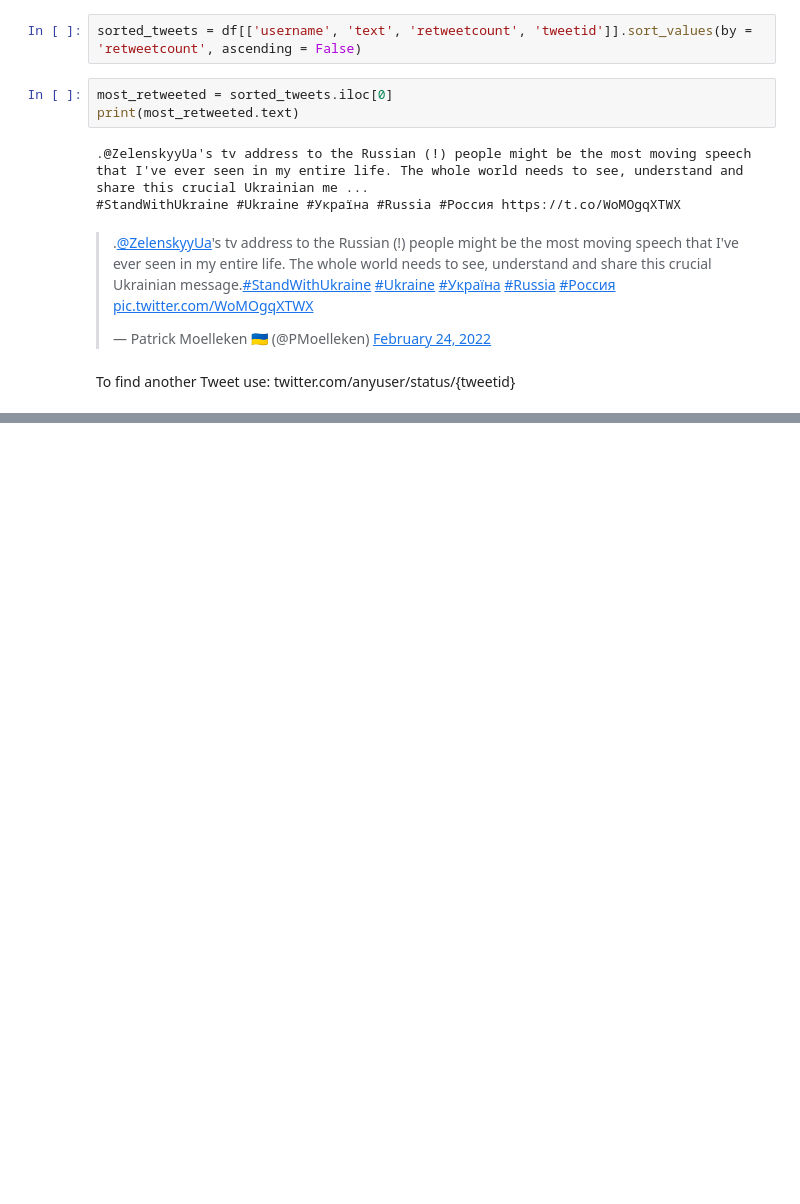
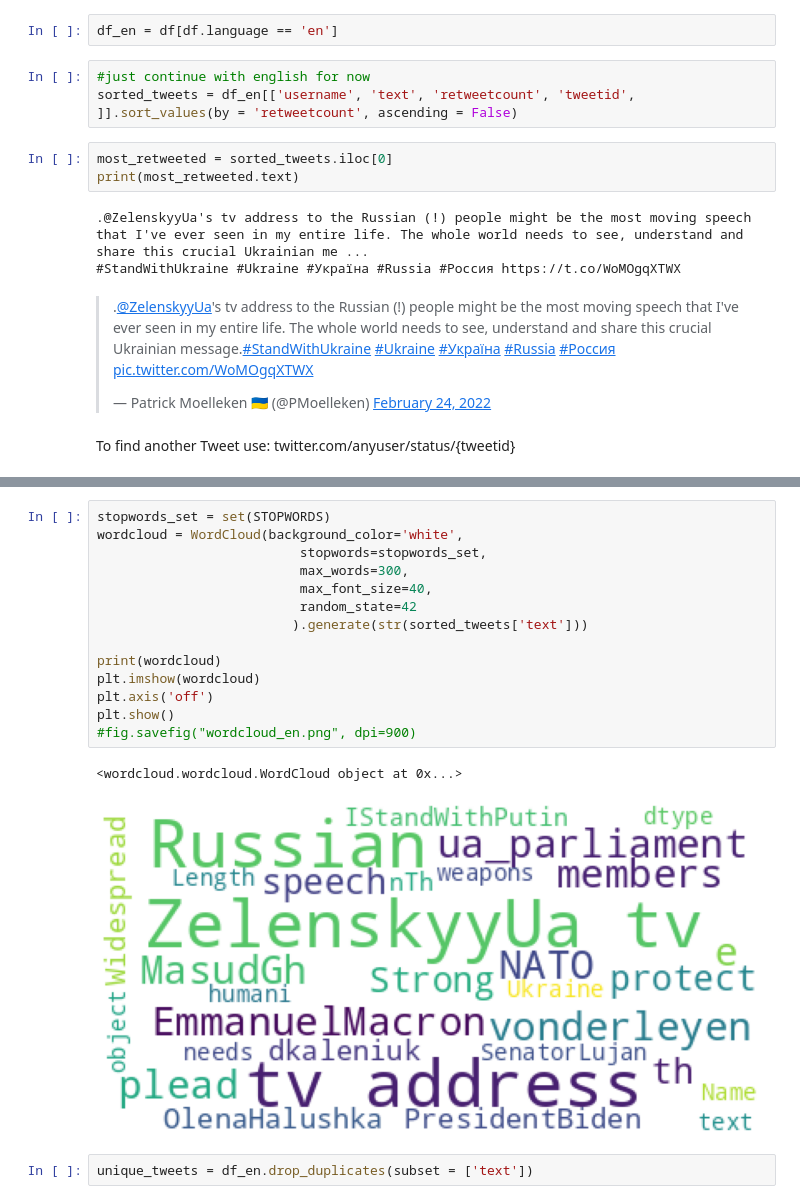
Before and after one commit to aegonwolf/ukraine-conflict-social-news, a Jupyter notebook: ukraine-conflict-twitter-eda.ipynb, the cells around one changed output, grey strips where cells are left out. Drawn from its saved outputs; the diff is of its cells as text; blank space fills up the shorter version.

```diff
--- a/ukraine-conflict-twitter-eda.ipynb
+++ b/ukraine-conflict-twitter-eda.ipynb
@@ -42,5 +110,8 @@ Index(['userid', 'username', 'acctdesc', 'location', 'following', 'followers',
+# %%
+df_en = df[df.language == 'en']
 # %%
-sorted_tweets = df[['username', 'text', 'retweetcount', 'tweetid']].sort_values(by = 'retweetcount', ascending = False)
+#just continue with english for now
+sorted_tweets = df_en[['username', 'text', 'retweetcount', 'tweetid', ]].sort_values(by = 'retweetcount', ascending = False)
 # %%
 most_retweeted = sorted_tweets.iloc[0]
 print(most_retweeted.text)
@@ -58,0 +144,19 @@ sorted_tweets.tweetid.iloc[0]
+# %%
+stopwords_set = set(STOPWORDS)
+wordcloud = WordCloud(background_color='white',
+                          stopwords=stopwords_set,
+                          max_words=300,
+                          max_font_size=40,
+                          random_state=42
+                         ).generate(str(sorted_tweets['text']))
+
+print(wordcloud)
+plt.imshow(wordcloud)
+plt.axis('off')
+plt.show()
+#fig.savefig("wordcloud_en.png", dpi=900)
+# %% [output]
+<wordcloud.wordcloud.WordCloud object at 0x...>
+[figure, added]
+# %%
+unique_tweets = df_en.drop_duplicates(subset = ['text'])
```
Also changed, not shown: parts of 27 cells of this notebook.
